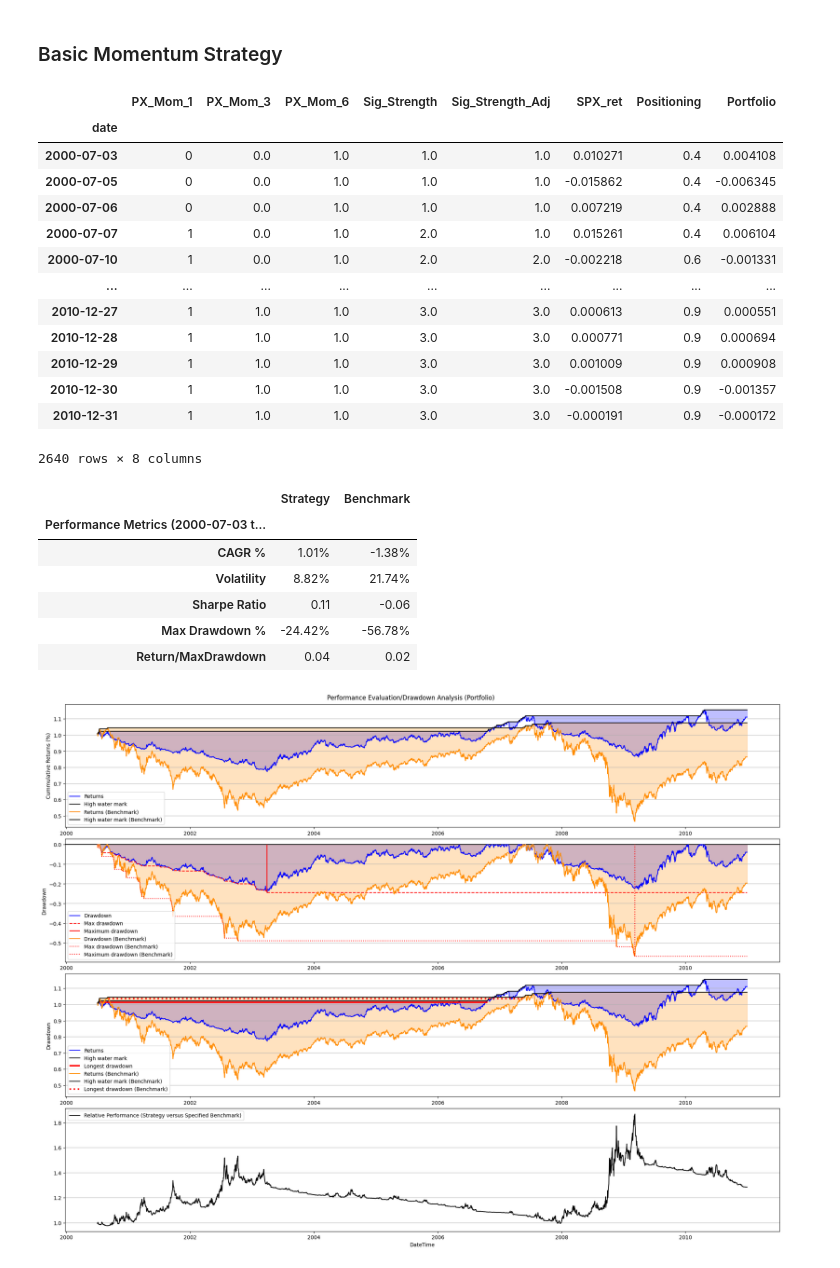
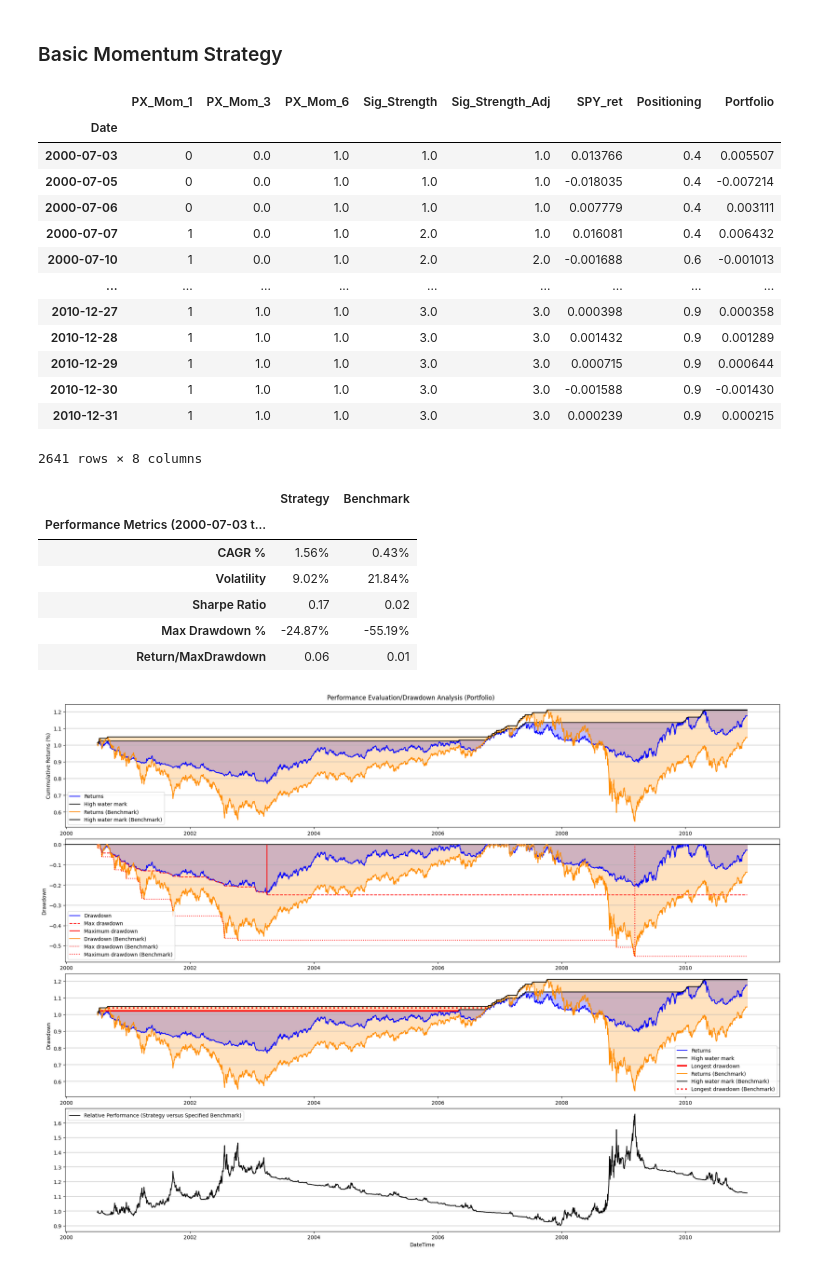
Before and after one commit to ClarenceTee93/Strategies, a Jupyter notebook: strategies.ipynb, the cells around one changed output. Saved outputs shown, nothing was run; the diff lists cells and outputs as text; code cells hidden in the pictures.

```diff
--- a/strategies.ipynb
+++ b/strategies.ipynb
@@ -29,0 +14,2 @@ px_mom_6 = computeMomentum(port1[["SPX Index"]], 6, "2000-01-03", end = "2010-12
+# %%
+spy = yf.download("SPY", start = "2000-01-01", end = datetime.today().strftime("%Y-%m-%d"))
@@ -105,6 +93,10 @@ Text(0.5, 0.98, 'Trend Following (200DMA)')
 [figure]
 # %% [markdown]
 ### Basic Momentum Strategy
+# %%
+px_mom = functions.computeMomentum(pd.DataFrame(spy['Adj Close']), 1, "2000-01-03", end = "2010-12-31", asset_name = "SPY US Equity")
+px_mom_3 = functions.computeMomentum(pd.DataFrame(spy['Adj Close']), 3, "2000-01-03", end = "2010-12-31", asset_name = "SPY US Equity")
+px_mom_6 = functions.computeMomentum(pd.DataFrame(spy['Adj Close']), 6, "2000-01-03", end = "2010-12-31", asset_name = "SPY US Equity")
 # %%
 px_mom ['Signal'] = np.where(px_mom.Mth_Prior_1_Return >= 0, 1, 0)
 px_mom_3['Signal'] = np.where(px_mom_3.Mth_Prior_3_Return >= 0, 1, 0)
@@ -120,37 +112,37 @@ sig_6_mo.name = 'PX_Mom_6'
 all_px_mom_sig = pd.concat([sig_1_mo, sig_3_mo, sig_6_mo], axis=1)
 all_px_mom_sig['Sig_Strength'] = all_px_mom_sig.sum(axis=1)
 all_px_mom_sig['Sig_Strength_Adj'] = all_px_mom_sig['Sig_Strength'].shift(1)
-all_px_mom_sig['SPX_ret'] = port1[["SPX Index"]].pct_change()
+all_px_mom_sig['SPY_ret'] = spy['Adj Close'].pct_change()
 all_px_mom_sig.dropna(inplace=True)
 all_px_mom_sig['Positioning'] = all_px_mom_sig['Sig_Strength_Adj'].map({0 : 0.1, 1 : 0.4, 2 : 0.6, 3: 0.9})
-all_px_mom_sig['Portfolio'] = all_px_mom_sig['Positioning'] * all_px_mom_sig['SPX_ret']
+all_px_mom_sig['Portfolio'] = all_px_mom_sig['Positioning'] * all_px_mom_sig['SPY_ret']
 all_px_mom_sig
 # %% [output]
-|  | PX_Mom_1 | PX_Mom_3 | PX_Mom_6 | Sig_Strength | Sig_Strength_Adj | SPX_ret | Positioning | Portfolio |
-| date |  |  |  |  |  |  |  |  |
-| 2000-07-03 | 0 | 0.0 | 1.0 | 1.0 | 1.0 | 0.010271 | 0.4 | 0.004108 |
-| 2000-07-05 | 0 | 0.0 | 1.0 | 1.0 | 1.0 | -0.015862 | 0.4 | -0.006345 |
-| 2000-07-06 | 0 | 0.0 | 1.0 | 1.0 | 1.0 | 0.007219 | 0.4 | 0.002888 |
-| 2000-07-07 | 1 | 0.0 | 1.0 | 2.0 | 1.0 | 0.015261 | 0.4 | 0.006104 |
-| 2000-07-10 | 1 | 0.0 | 1.0 | 2.0 | 2.0 | -0.002218 | 0.6 | -0.001331 |
+|  | PX_Mom_1 | PX_Mom_3 | PX_Mom_6 | Sig_Strength | Sig_Strength_Adj | SPY_ret | Positioning | Portfolio |
+| Date |  |  |  |  |  |  |  |  |
+| 2000-07-03 | 0 | 0.0 | 1.0 | 1.0 | 1.0 | 0.013766 | 0.4 | 0.005507 |
+| 2000-07-05 | 0 | 0.0 | 1.0 | 1.0 | 1.0 | -0.018035 | 0.4 | -0.007214 |
+| 2000-07-06 | 0 | 0.0 | 1.0 | 1.0 | 1.0 | 0.007779 | 0.4 | 0.003111 |
+| 2000-07-07 | 1 | 0.0 | 1.0 | 2.0 | 1.0 | 0.016081 | 0.4 | 0.006432 |
+| 2000-07-10 | 1 | 0.0 | 1.0 | 2.0 | 2.0 | -0.001688 | 0.6 | -0.001013 |
 | ... | ... | ... | ... | ... | ... | ... | ... | ... |
-| 2010-12-27 | 1 | 1.0 | 1.0 | 3.0 | 3.0 | 0.000613 | 0.9 | 0.000551 |
-| 2010-12-28 | 1 | 1.0 | 1.0 | 3.0 | 3.0 | 0.000771 | 0.9 | 0.000694 |
-| 2010-12-29 | 1 | 1.0 | 1.0 | 3.0 | 3.0 | 0.001009 | 0.9 | 0.000908 |
-| 2010-12-30 | 1 | 1.0 | 1.0 | 3.0 | 3.0 | -0.001508 | 0.9 | -0.001357 |
-| 2010-12-31 | 1 | 1.0 | 1.0 | 3.0 | 3.0 | -0.000191 | 0.9 | -0.000172 |
+| 2010-12-27 | 1 | 1.0 | 1.0 | 3.0 | 3.0 | 0.000398 | 0.9 | 0.000358 |
+| 2010-12-28 | 1 | 1.0 | 1.0 | 3.0 | 3.0 | 0.001432 | 0.9 | 0.001289 |
+| 2010-12-29 | 1 | 1.0 | 1.0 | 3.0 | 3.0 | 0.000715 | 0.9 | 0.000644 |
+| 2010-12-30 | 1 | 1.0 | 1.0 | 3.0 | 3.0 | -0.001588 | 0.9 | -0.001430 |
+| 2010-12-31 | 1 | 1.0 | 1.0 | 3.0 | 3.0 | 0.000239 | 0.9 | 0.000215 |
-2640 rows × 8 columns
+2641 rows × 8 columns
 # %%
-exportPerformanceMetrics(all_px_mom_sig["Portfolio"], all_px_mom_sig["SPX_ret"])
+functions.exportPerformanceMetrics(all_px_mom_sig["Portfolio"], all_px_mom_sig["SPY_ret"])
 # %% [output]
 |  | Strategy | Benchmark |
 | Performance Metrics (2000-07-03 t... |  |  |
-| CAGR % | 1.01% | -1.38% |
-| Volatility | 8.82% | 21.74% |
-| Sharpe Ratio | 0.11 | -0.06 |
-| Max Drawdown % | -24.42% | -56.78% |
-| Return/MaxDrawdown | 0.04 | 0.02 |
+| CAGR % | 1.56% | 0.43% |
+| Volatility | 9.02% | 21.84% |
+| Sharpe Ratio | 0.17 | 0.02 |
+| Max Drawdown % | -24.87% | -55.19% |
+| Return/MaxDrawdown | 0.06 | 0.01 |
 # %%
-drawdownCharts(all_px_mom_sig["Portfolio"], benchmark = all_px_mom_sig["SPX_ret"], includeBenchmark = True, showPlot=True)
+functions.drawdownCharts(all_px_mom_sig["Portfolio"], benchmark = all_px_mom_sig["SPY_ret"], includeBenchmark = True, showPlot=True)
 # %% [output]
-[figure, old version]
+[figure, new version]
```
Also changed, not shown: parts of 8 cells of this notebook, 2 other files.
